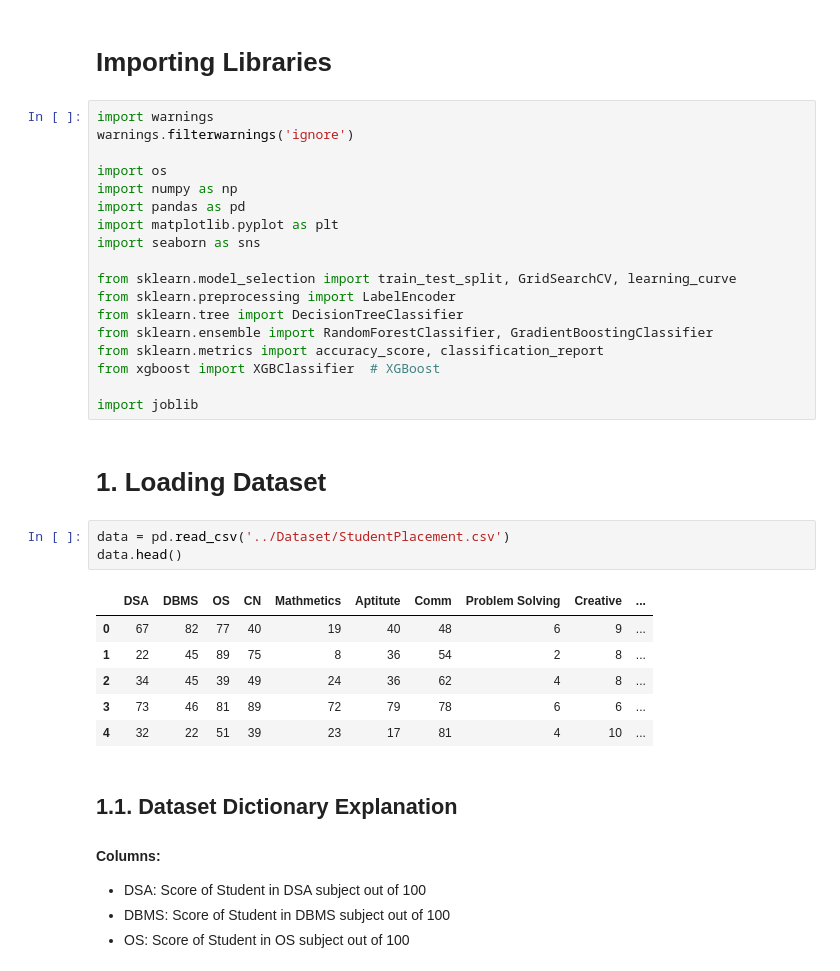
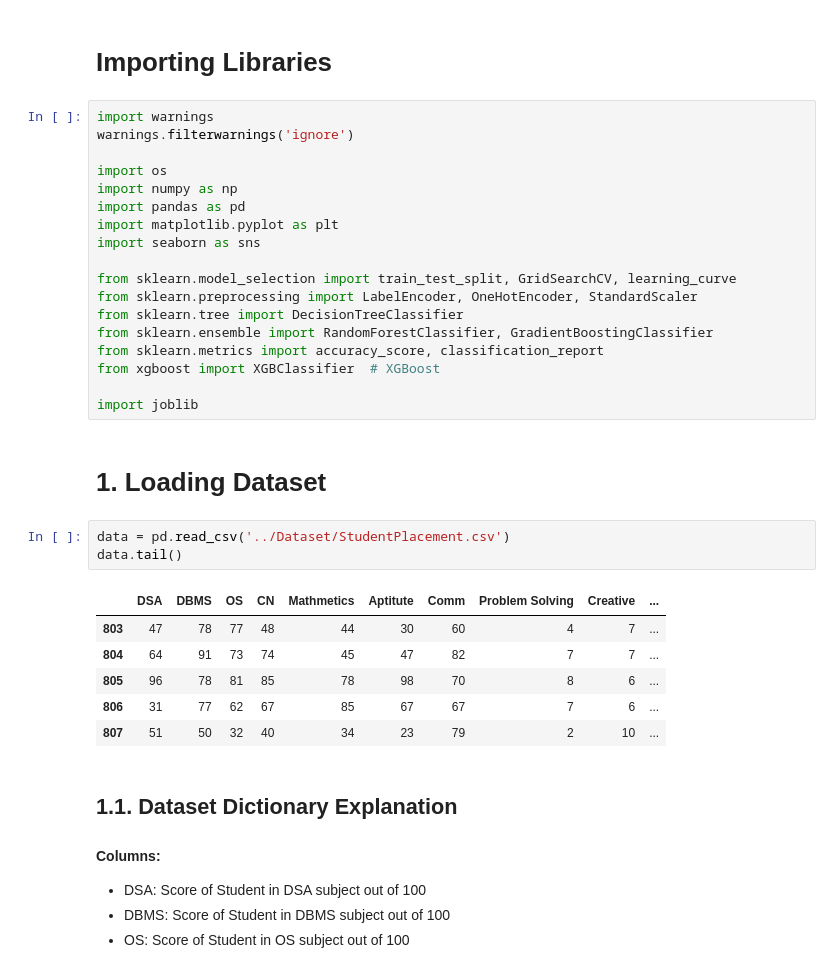
Before and after one commit to jaswanthlsvyj/Student-Job-Profile-Suggester, a Jupyter notebook: Code/suggester.ipynb, the cells around one changed output. Cells and saved outputs as stored; diff of their text form.

```diff
--- a/Code/suggester.ipynb
+++ b/Code/suggester.ipynb
@@ -11,7 +11,7 @@ import matplotlib.pyplot as plt
 import seaborn as sns
 
 from sklearn.model_selection import train_test_split, GridSearchCV, learning_curve
-from sklearn.preprocessing import LabelEncoder
+from sklearn.preprocessing import LabelEncoder, OneHotEncoder, StandardScaler
 from sklearn.tree import DecisionTreeClassifier
 from sklearn.ensemble import RandomForestClassifier, GradientBoostingClassifier
 from sklearn.metrics import accuracy_score, classification_report
@@ -22,14 +22,14 @@ import joblib
 # 1. Loading Dataset
 # %%
 data = pd.read_csv('../Dataset/StudentPlacement.csv')
-data.head()
+data.tail()
 # %% [output]
 |  | DSA | DBMS | OS | CN | Mathmetics | Aptitute | Comm | Problem Solving | Creative | ... |
-| 0 | 67 | 82 | 77 | 40 | 19 | 40 | 48 | 6 | 9 | ... |
-| 1 | 22 | 45 | 89 | 75 | 8 | 36 | 54 | 2 | 8 | ... |
-| 2 | 34 | 45 | 39 | 49 | 24 | 36 | 62 | 4 | 8 | ... |
-| 3 | 73 | 46 | 81 | 89 | 72 | 79 | 78 | 6 | 6 | ... |
-| 4 | 32 | 22 | 51 | 39 | 23 | 17 | 81 | 4 | 10 | ... |
+| 803 | 47 | 78 | 77 | 48 | 44 | 30 | 60 | 4 | 7 | ... |
+| 804 | 64 | 91 | 73 | 74 | 45 | 47 | 82 | 7 | 7 | ... |
+| 805 | 96 | 78 | 81 | 85 | 78 | 98 | 70 | 8 | 6 | ... |
+| 806 | 31 | 77 | 62 | 67 | 85 | 67 | 67 | 7 | 6 | ... |
+| 807 | 51 | 50 | 32 | 40 | 34 | 23 | 79 | 2 | 10 | ... |
 # %% [markdown]
 ## 1.1. Dataset Dictionary Explanation
 
```
Also changed, not shown: parts of 24 cells of this notebook, 6 other files.
